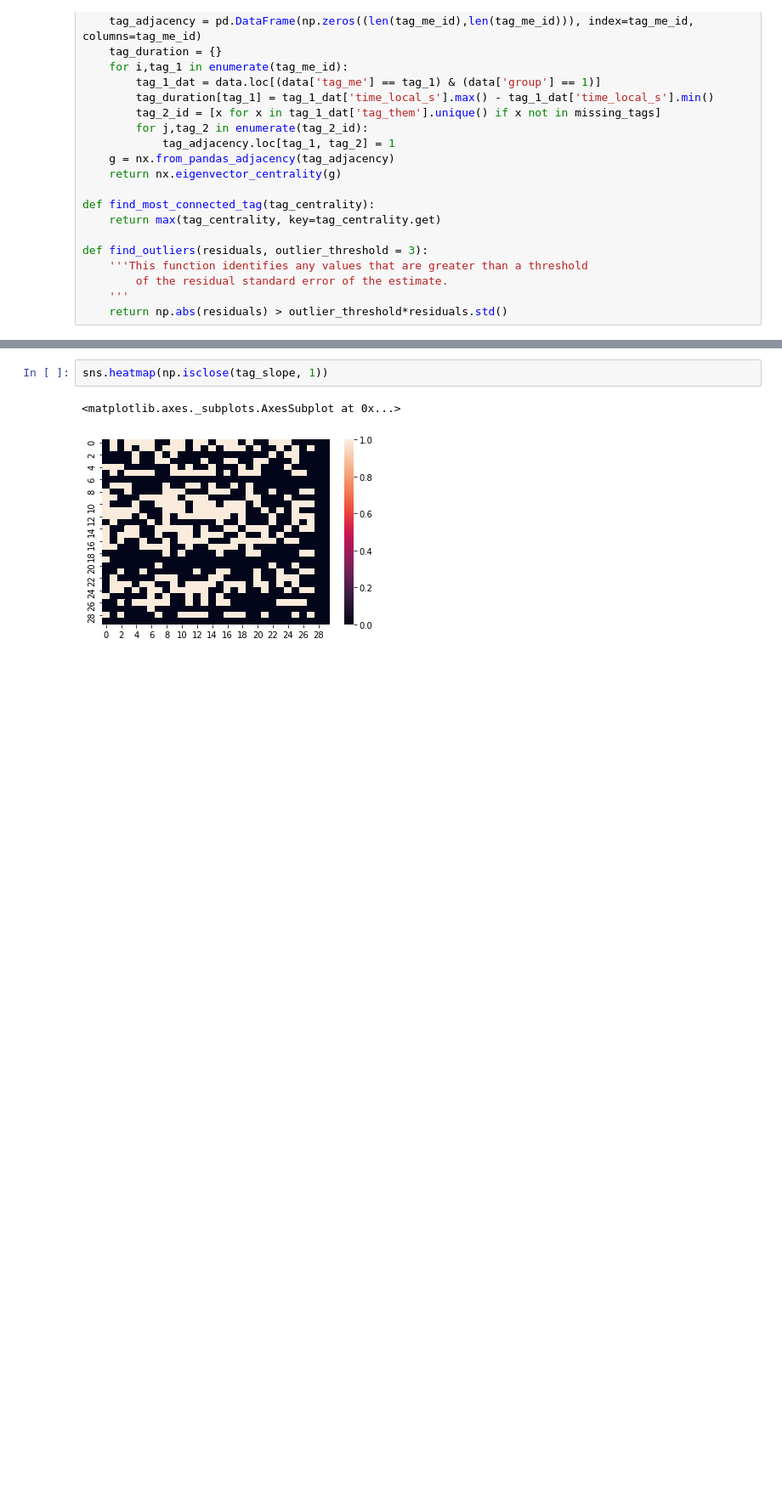
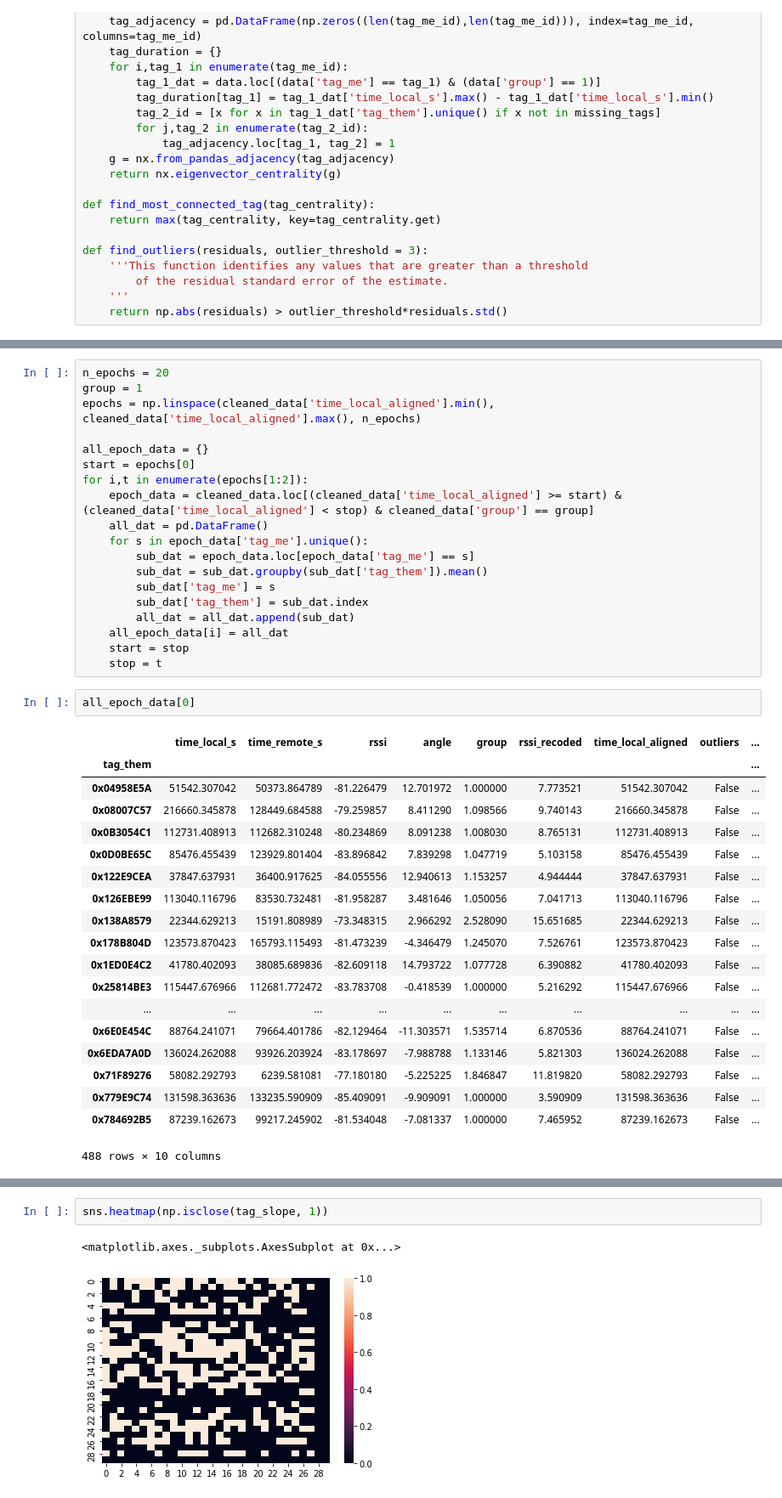
Before and after one commit to ljchang/openbeacon, a Jupyter notebook: notebooks/MIND_Open_Beacon_Preprocessing.ipynb, the cells around one changed output, grey strips where cells are left out. Shown at 85% size. Cells and saved outputs as stored; diff of their text form; blank space fills up the shorter version.

```diff
--- a/notebooks/MIND_Open_Beacon_Preprocessing.ipynb
+++ b/notebooks/MIND_Open_Beacon_Preprocessing.ipynb
@@ -96,0 +137,41 @@ sorted_ids_centrality = [x[0] for x in sorted(eig_centrality.items(), key=lambda
+# %%
+n_epochs = 20
+group = 1
+epochs = np.linspace(cleaned_data['time_local_aligned'].min(), cleaned_data['time_local_aligned'].max(), n_epochs)
+
+all_epoch_data = {}
+start = epochs[0]
+for i,t in enumerate(epochs[1:2]):
+    epoch_data = cleaned_data.loc[(cleaned_data['time_local_aligned'] >= start) & (cleaned_data['time_local_aligned'] < stop) & cleaned_data['group'] == group]
+    all_dat = pd.DataFrame()
+    for s in epoch_data['tag_me'].unique():
+        sub_dat = epoch_data.loc[epoch_data['tag_me'] == s]
+        sub_dat = sub_dat.groupby(sub_dat['tag_them']).mean()
+        sub_dat['tag_me'] = s
+        sub_dat['tag_them'] = sub_dat.index
+        all_dat = all_dat.append(sub_dat)
+    all_epoch_data[i] = all_dat
+    start = stop
+    stop = t
+# %%
+all_epoch_data[0]
+# %% [output]
+|  | time_local_s | time_remote_s | rssi | angle | group | rssi_recoded | time_local_aligned | outliers | ... |
+| tag_them |  |  |  |  |  |  |  |  | ... |
+| 0x04958E5A | 51542.307042 | 50373.864789 | -81.226479 | 12.701972 | 1.000000 | 7.773521 | 51542.307042 | False | ... |
+| 0x08007C57 | 216660.345878 | 128449.684588 | -79.259857 | 8.411290 | 1.098566 | 9.740143 | 216660.345878 | False | ... |
+| 0x0B3054C1 | 112731.408913 | 112682.310248 | -80.234869 | 8.091238 | 1.008030 | 8.765131 | 112731.408913 | False | ... |
+| 0x0D0BE65C | 85476.455439 | 123929.801404 | -83.896842 | 7.839298 | 1.047719 | 5.103158 | 85476.455439 | False | ... |
+| 0x122E9CEA | 37847.637931 | 36400.917625 | -84.055556 | 12.940613 | 1.153257 | 4.944444 | 37847.637931 | False | ... |
+| 0x126EBE99 | 113040.116796 | 83530.732481 | -81.958287 | 3.481646 | 1.050056 | 7.041713 | 113040.116796 | False | ... |
+| 0x138A8579 | 22344.629213 | 15191.808989 | -73.348315 | 2.966292 | 2.528090 | 15.651685 | 22344.629213 | False | ... |
+| 0x178B804D | 123573.870423 | 165793.115493 | -81.473239 | -4.346479 | 1.245070 | 7.526761 | 123573.870423 | False | ... |
+| 0x1ED0E4C2 | 41780.402093 | 38085.689836 | -82.609118 | 14.793722 | 1.077728 | 6.390882 | 41780.402093 | False | ... |
+| 0x25814BE3 | 115447.676966 | 112681.772472 | -83.783708 | -0.418539 | 1.000000 | 5.216292 | 115447.676966 | False | ... |
+| ... | ... | ... | ... | ... | ... | ... | ... | ... | ... |
+| 0x6E0E454C | 88764.241071 | 79664.401786 | -82.129464 | -11.303571 | 1.535714 | 6.870536 | 88764.241071 | False | ... |
+| 0x6EDA7A0D | 136024.262088 | 93926.203924 | -83.178697 | -7.988788 | 1.133146 | 5.821303 | 136024.262088 | False | ... |
+| 0x71F89276 | 58082.292793 | 6239.581081 | -77.180180 | -5.225225 | 1.846847 | 11.819820 | 58082.292793 | False | ... |
+| 0x779E9C74 | 131598.363636 | 133235.590909 | -85.409091 | -9.909091 | 1.000000 | 3.590909 | 131598.363636 | False | ... |
+| 0x784692B5 | 87239.162673 | 99217.245902 | -81.534048 | -7.081337 | 1.000000 | 7.465952 | 87239.162673 | False | ... |
+488 rows × 10 columns
```
Also changed, not shown: parts of 34 cells of this notebook.
